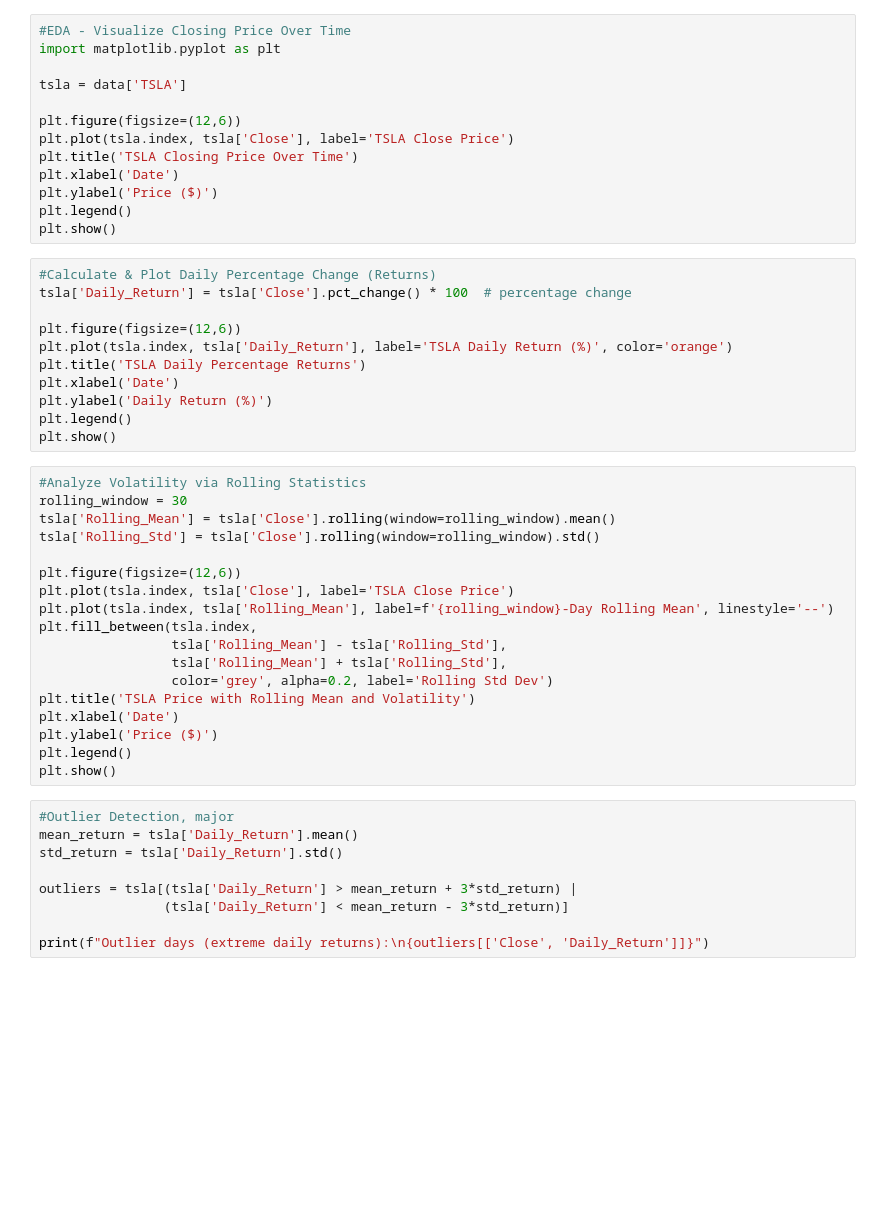
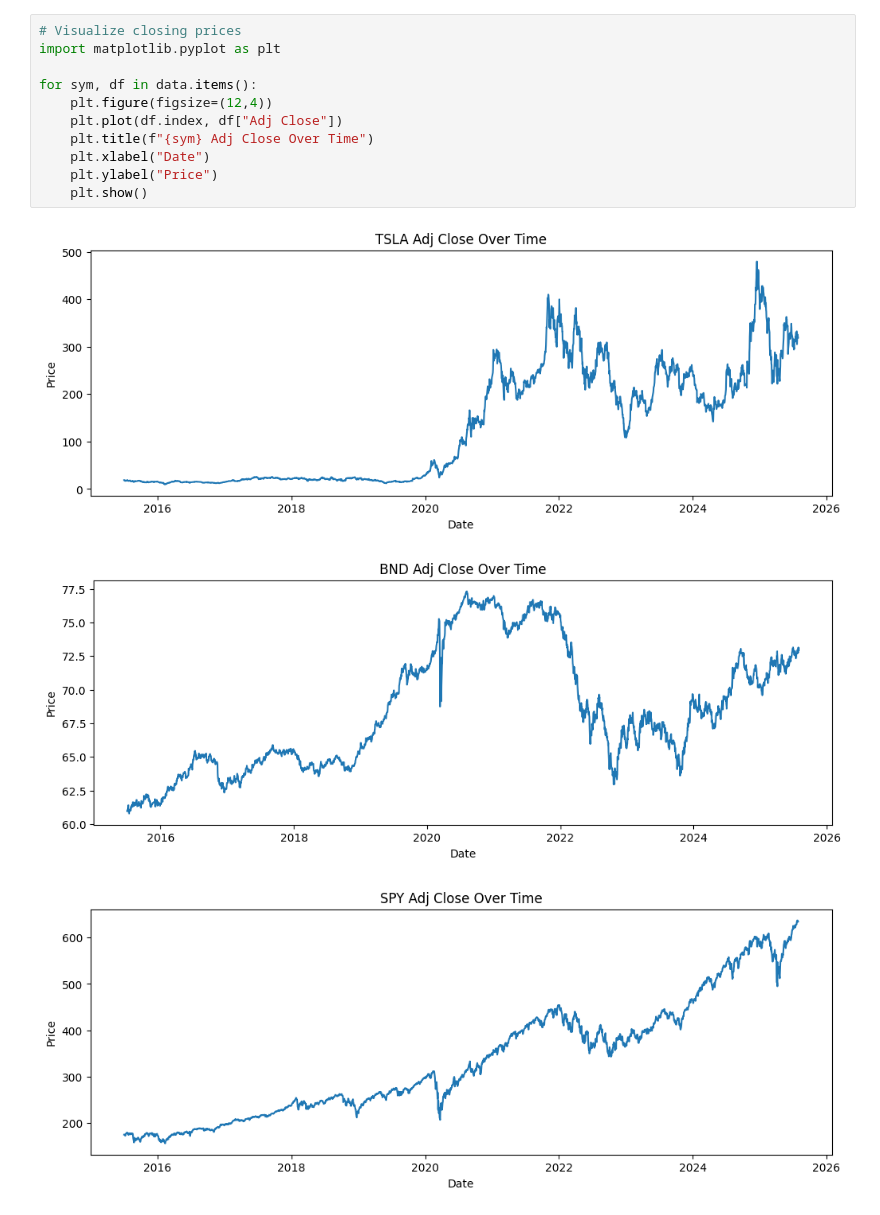
Before and after one commit to tnsay/Time-Series-Forecasting-for-Portfolio-Management-Optimization, a Jupyter notebook: notebooks/1.0-eda.ipynb, the cells around one changed output. Drawn from its saved outputs; the diff is of its cells as text; blank space fills up the shorter version.

```diff
--- a/notebooks/1.0-eda.ipynb
+++ b/notebooks/1.0-eda.ipynb
@@ -119,51 +100,15 @@ for sym, df in data.items():
 # %%
-#EDA - Visualize Closing Price Over Time
+# Visualize closing prices
 import matplotlib.pyplot as plt
 
-tsla = data['TSLA']
-
-plt.figure(figsize=(12,6))
-plt.plot(tsla.index, tsla['Close'], label='TSLA Close Price')
-plt.title('TSLA Closing Price Over Time')
-plt.xlabel('Date')
-plt.ylabel('Price ($)')
-plt.legend()
-plt.show()
+for sym, df in data.items():
+    plt.figure(figsize=(12,4))
+    plt.plot(df.index, df["Adj Close"])
+    plt.title(f"{sym} Adj Close Over Time")
+    plt.xlabel("Date")
+    plt.ylabel("Price")
+    plt.show()
+# %% [output]
+[figure, added]
+[figure, added]
+[figure, added]
-# %%
-#Calculate & Plot Daily Percentage Change (Returns)
-tsla['Daily_Return'] = tsla['Close'].pct_change() * 100  # percentage change
-
-plt.figure(figsize=(12,6))
-plt.plot(tsla.index, tsla['Daily_Return'], label='TSLA Daily Return (%)', color='orange')
-plt.title('TSLA Daily Percentage Returns')
-plt.xlabel('Date')
-plt.ylabel('Daily Return (%)')
-plt.legend()
-plt.show()
-# %%
-#Analyze Volatility via Rolling Statistics
-rolling_window = 30
-tsla['Rolling_Mean'] = tsla['Close'].rolling(window=rolling_window).mean()
-tsla['Rolling_Std'] = tsla['Close'].rolling(window=rolling_window).std()
-
-plt.figure(figsize=(12,6))
-plt.plot(tsla.index, tsla['Close'], label='TSLA Close Price')
-plt.plot(tsla.index, tsla['Rolling_Mean'], label=f'{rolling_window}-Day Rolling Mean', linestyle='--')
-plt.fill_between(tsla.index,
-                 tsla['Rolling_Mean'] - tsla['Rolling_Std'],
-                 tsla['Rolling_Mean'] + tsla['Rolling_Std'],
-                 color='grey', alpha=0.2, label='Rolling Std Dev')
-plt.title('TSLA Price with Rolling Mean and Volatility')
-plt.xlabel('Date')
-plt.ylabel('Price ($)')
-plt.legend()
-plt.show()
-# %%
-#Outlier Detection, major
-mean_return = tsla['Daily_Return'].mean()
-std_return = tsla['Daily_Return'].std()
-
-outliers = tsla[(tsla['Daily_Return'] > mean_return + 3*std_return) |
-                (tsla['Daily_Return'] < mean_return - 3*std_return)]
-
-print(f"Outlier days (extreme daily returns):\n{outliers[['Close', 'Daily_Return']]}")
```
Also changed, not shown: parts of 17 cells of this notebook.
